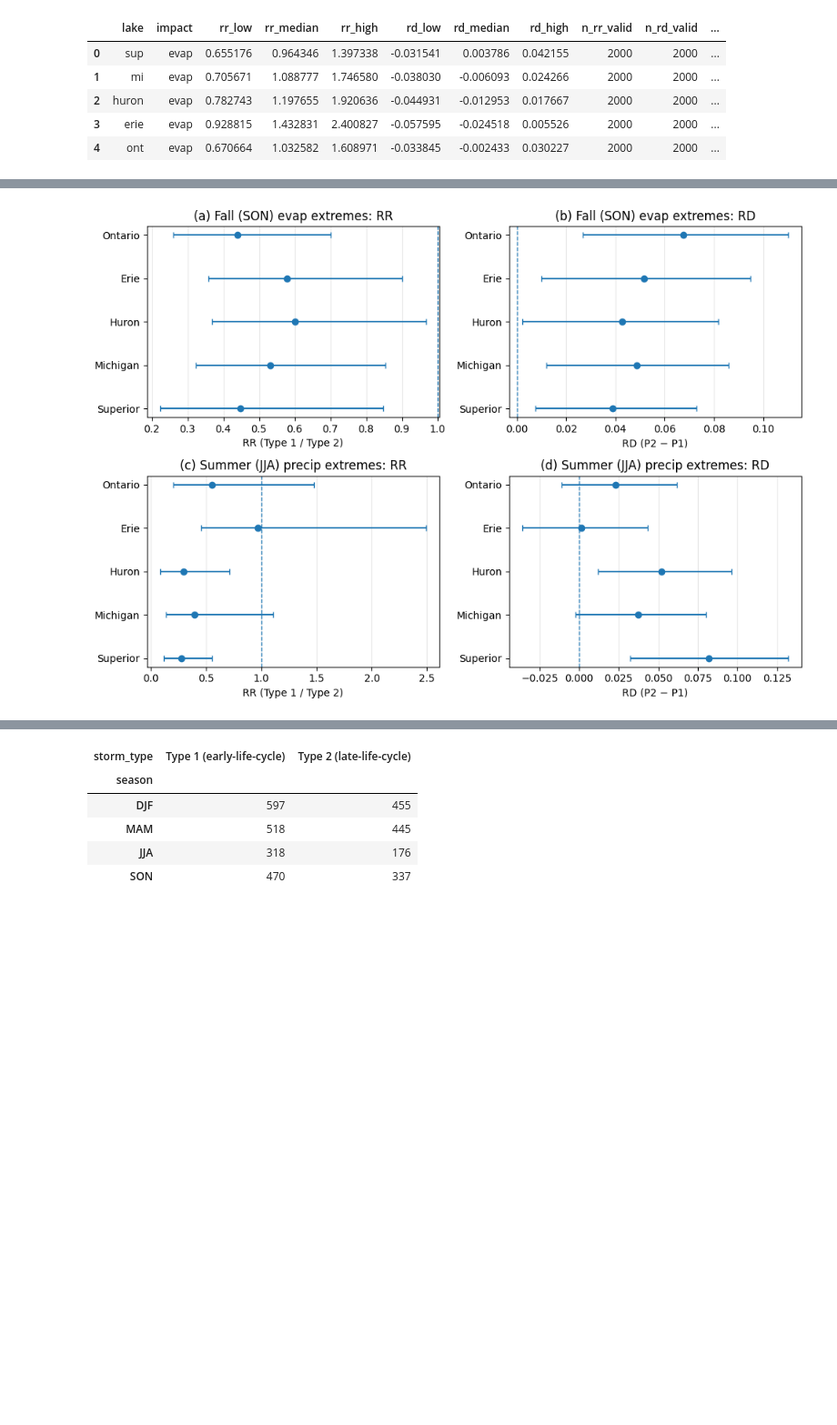
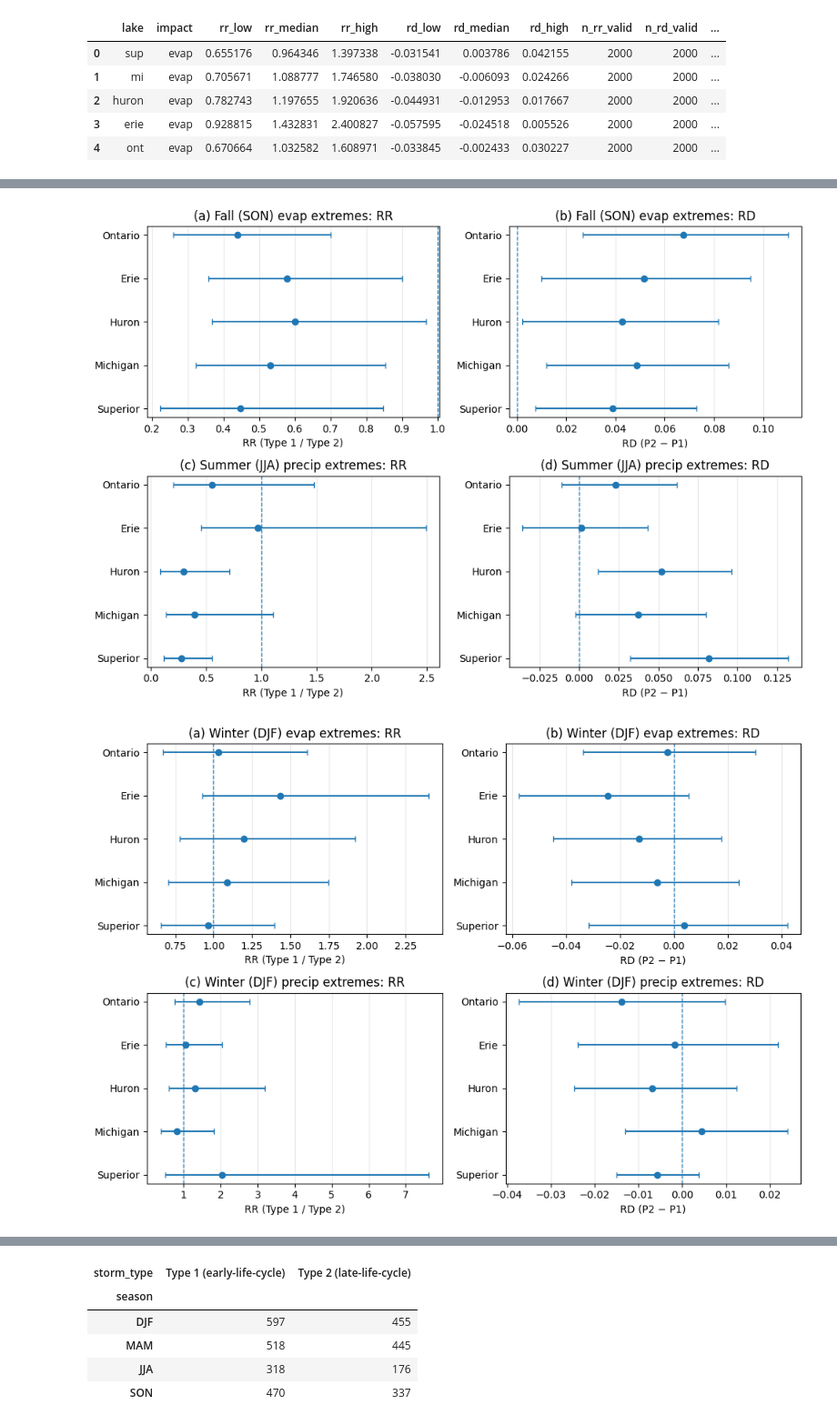
Before and after one commit to DaniJonesOcean/etc-impacts-great-lakes, a Jupyter notebook: notebooks/04_impact_analysis.ipynb, the cells around one changed output, grey strips where cells are left out. Shown at 91% size. Saved outputs shown, nothing was run; the diff lists cells and outputs as text; code cells hidden in the pictures; blank space fills up the shorter version.

```diff
--- a/notebooks/04_impact_analysis.ipynb
+++ b/notebooks/04_impact_analysis.ipynb
@@ -297,33 +297,34 @@ def plot_takehome_son_evap_jja_precip(rr_df_seasons: pd.DataFrame):
 
 def plot_season_2x2(rr_df_seasons: pd.DataFrame, season: str):
     d_evap   = prep_for_plot(rr_df_seasons, "evap",   season=season)
     d_precip = prep_for_plot(rr_df_seasons, "precip", season=season)
 
     fig, axes = plt.subplots(2, 2, figsize=(10, 7), sharey=True)
     lab = SEASON_TITLES.get(season, season)
 
     forest(axes[0, 0], d_evap,   "rr", f"(a) {lab} evap extremes: RR",   "RR (Type 1 / Type 2)", 1.0)
     forest(axes[0, 1], d_evap,   "rd", f"(b) {lab} evap extremes: RD",   "RD (P2 − P1)",          0.0)
     forest(axes[1, 0], d_precip, "rr", f"(c) {lab} precip extremes: RR", "RR (Type 1 / Type 2)", 1.0)
     forest(axes[1, 1], d_precip, "rd", f"(d) {lab} precip extremes: RD", "RD (P2 − P1)",          0.0)
 
     for ax in axes[:, 1]:
         ax.tick_params(labelleft=True)
     plt.tight_layout()
     return fig, axes
 
 
 # Make the key figures
 plot_all_seasons_2x2(rr_df_all)
 plt.show()
 
 plot_takehome_son_evap_jja_precip(rr_df_seasons)
 plt.show()
 
 # Optional: one per season
-# for s in SEASON_ORDER:
-#     plot_season_2x2(rr_df_seasons, s)
-#     plt.show()
+for s in SEASON_ORDER:
+     plot_season_2x2(rr_df_seasons, s)
+     plt.show()
 # %% [output]
 [figure]
 [figure]
+[figure, added]
```
Also changed, not shown: parts of 1 cell of this notebook.
